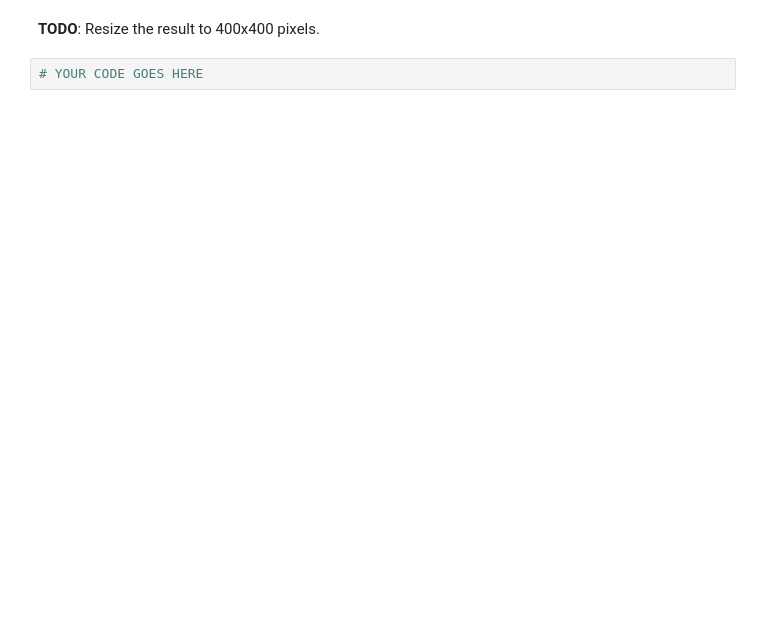
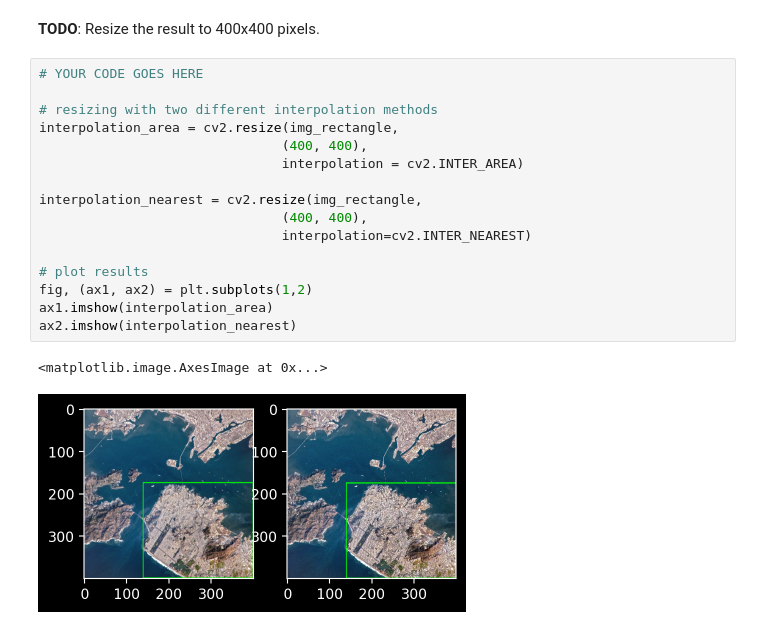
Before and after one commit to hai5rt/MMA-Mustererkennung, a Jupyter notebook: 1 Einführung Mustererkennung/Exercise_Image_Manipulation__starter.ipynb, the cells around one changed output. Drawn from its saved outputs; the diff is of its cells as text; blank space fills up the shorter version.

```diff
--- a/1 Einführung Mustererkennung/Exercise_Image_Manipulation__starter.ipynb
+++ b/1 Einführung Mustererkennung/Exercise_Image_Manipulation__starter.ipynb
@@ -135,4 +116,21 @@ plt.show()
 # %% [markdown]
 **TODO**: Resize the result to 400x400 pixels.
-# %%
-# YOUR CODE GOES HERE
+# %%
+# YOUR CODE GOES HERE
+
+# resizing with two different interpolation methods
+interpolation_area = cv2.resize(img_rectangle,
+                               (400, 400),
+                               interpolation = cv2.INTER_AREA)
+
+interpolation_nearest = cv2.resize(img_rectangle,
+                               (400, 400),
+                               interpolation=cv2.INTER_NEAREST)
+
+# plot results
+fig, (ax1, ax2) = plt.subplots(1,2)
+ax1.imshow(interpolation_area)
+ax2.imshow(interpolation_nearest)
+# %% [output]
+<matplotlib.image.AxesImage at 0x...>
+[figure, added]
```
Also changed, not shown: parts of 4 cells of this notebook, 1 other file.
